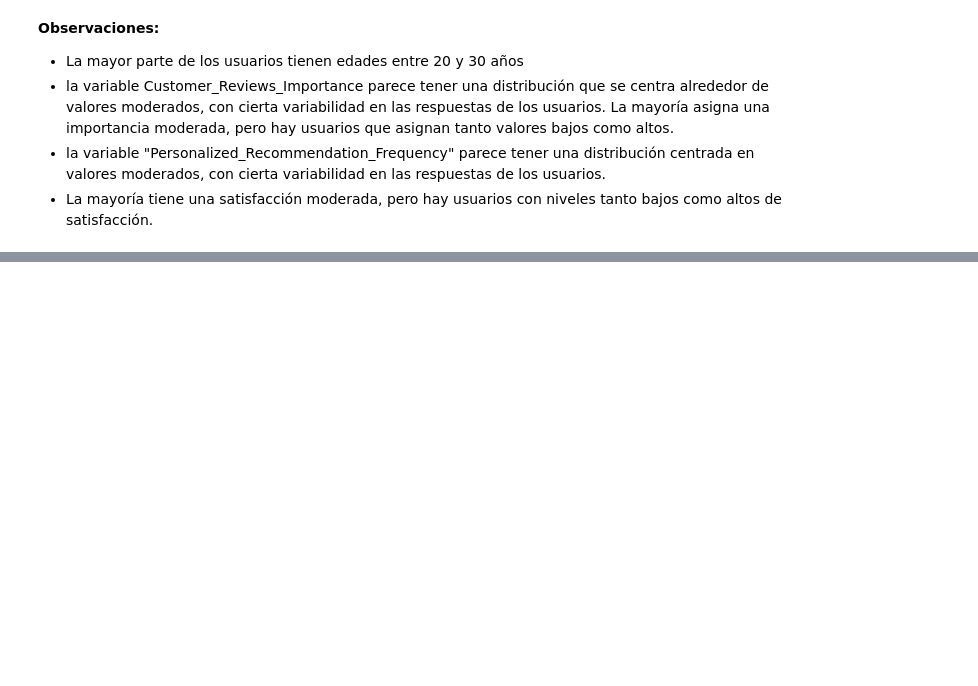
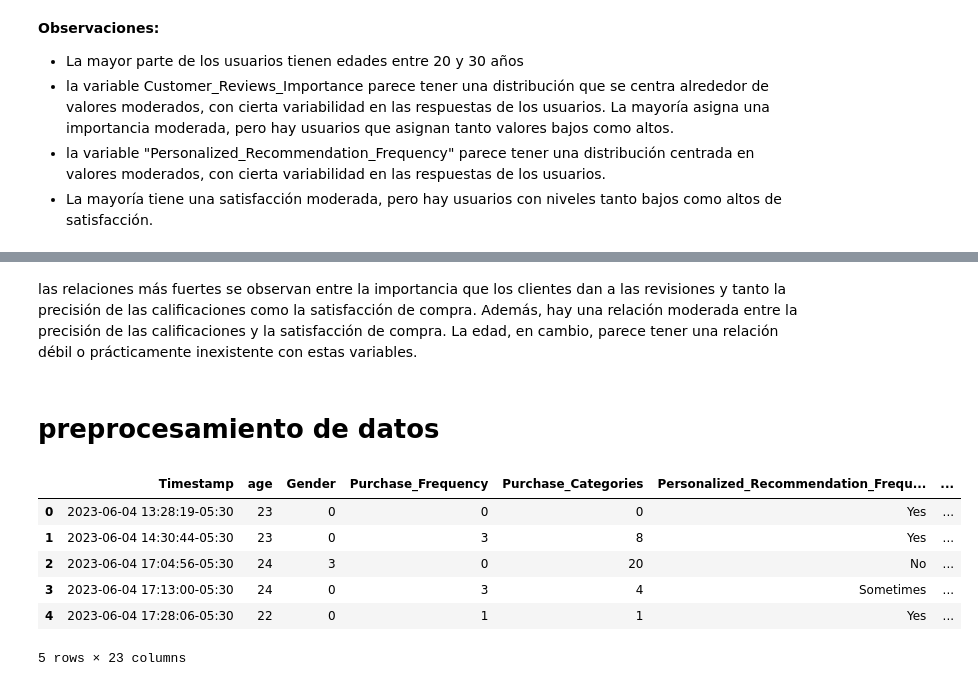
Before and after one commit to No-Country/C16-107-n-data-bi, a Jupyter notebook: notebooks/dropshopping_information.ipynb, the cells around one changed output, grey strips where cells are left out. Drawn from its saved outputs; the diff is of its cells as text; code cells hidden in the pictures; blank space fills up the shorter version.

```diff
--- a/notebooks/EDA_dropshopping_information.ipynb
+++ b/notebooks/dropshopping_information.ipynb
@@ -519,0 +586,4 @@ Name: Shopping_Satisfaction, dtype: float64
+# %% [markdown]
+las relaciones más fuertes se observan entre la importancia que los clientes dan a las revisiones y tanto la precisión de las calificaciones como la satisfacción de compra. Además, hay una relación moderada entre la precisión de las calificaciones y la satisfacción de compra. La edad, en cambio, parece tener una relación débil o prácticamente inexistente con estas variables.
+# %% [markdown]
+# preprocesamiento de datos
@@ -519,0 +597,10 @@ Name: Shopping_Satisfaction, dtype: float64
+# %%
+data.head()
+# %% [output]
+|  | Timestamp | age | Gender | Purchase_Frequency | Purchase_Categories | Personalized_Recommendation_Frequ... | ... |
+| 0 | 2023-06-04 13:28:19-05:30 | 23 | 0 | 0 | 0 | Yes | ... |
+| 1 | 2023-06-04 14:30:44-05:30 | 23 | 0 | 3 | 8 | Yes | ... |
+| 2 | 2023-06-04 17:04:56-05:30 | 24 | 3 | 0 | 20 | No | ... |
+| 3 | 2023-06-04 17:13:00-05:30 | 24 | 0 | 3 | 4 | Sometimes | ... |
+| 4 | 2023-06-04 17:28:06-05:30 | 22 | 0 | 1 | 1 | Yes | ... |
+5 rows × 23 columns
```
Also changed, not shown: parts of 8 cells of this notebook.
